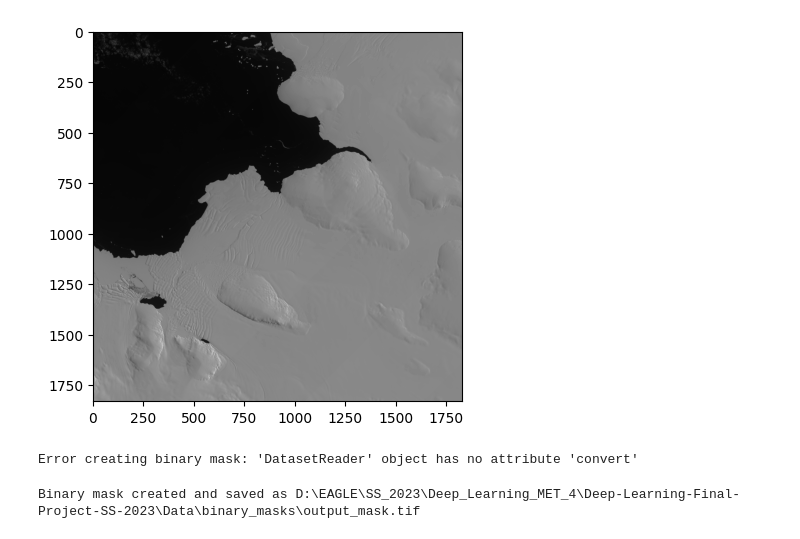
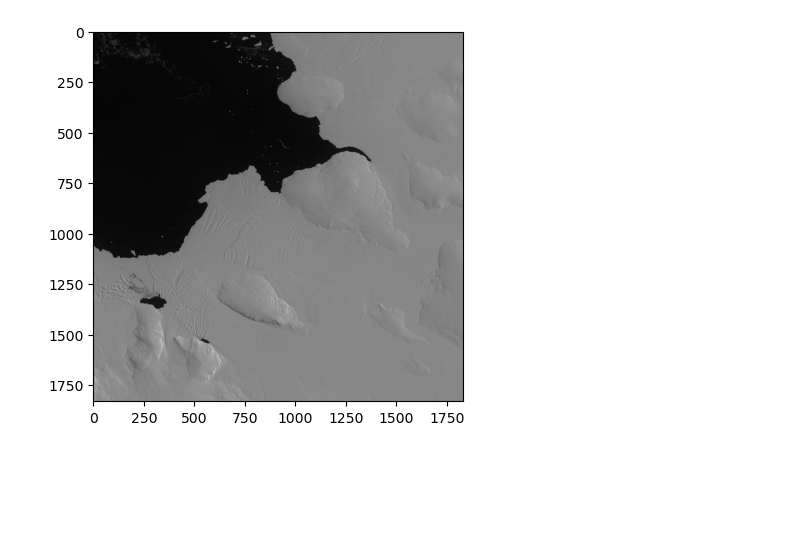
Before and after one commit to Christobaltobbin/Glacier-Regression-Detection-Deep-Learning, a Jupyter notebook: Scripts/Extraction_of_binary_masks.ipynb, the cells around one changed output. Drawn from its saved outputs; the diff is of its cells as text; code cells hidden in the pictures; blank space fills up the shorter version.

Commit message:
Updated binary masks

```diff
--- a/Scripts/Extraction_of_binary_masks.ipynb
+++ b/Scripts/Extraction_of_binary_masks.ipynb
@@ -5,74 +74,7 @@ from matplotlib import pyplot
 # %%
-tiff_image = rasterio.open(r"D:\EAGLE\SS_2023\Deep_Learning_MET_4\Deep-Learning-Final-Project-SS-2023\Scene_data_2\T05CNQ_20200216T174429_B01.tif")
-array = tiff_image.read(1)
-pyplot.imshow(array, cmap='gray')
-pyplot.show()
+# tiff_image = rasterio.open(r"C:\Users\Chris\Desktop\Lectures\Semester_2\Advanced_programming\Deep-Learning-uploads\Deep-Learning-Final-Project-SS-2023\Scene_data_2\T05CNQ_20200216T174429_B01.tif")
+# array = tiff_image.read(1)
+# pyplot.imshow(array, cmap='gray')
+# pyplot.show()
 # %% [output]
-[figure, old version]
+[figure, new version]
-# %%
-from PIL import Image
-import rasterio
-from matplotlib import pyplot
-
-def create_binary_mask(tiff_path, threshold=128):
-    try:
-        # Open the TIFF image using Pillow
-        tiff_image = rasterio.open(tiff_path)
-
-        # Convert the image to grayscale (if it's not already)
-        tiff_image = tiff_image.convert("L")
-
-        # Threshold the image to create a binary mask
-        binary_mask = tiff_image.point(lambda p: p > threshold and 255)
-
-        return binary_mask
-    except Exception as e:
-        print(f"Error creating binary mask: {str(e)}")
-        return None
-
-if __name__ == "__main__":
-    tiff_path = r"D:\EAGLE\SS_2023\Deep_Learning_MET_4\Deep-Learning-Final-Project-SS-2023\Scene_data_2\T05CNQ_20200216T174429_B01.tif"   # Replace with the path to your TIFF image
-    threshold_value = 128     # Threshold value for binary mask creation
-
-    binary_mask = create_binary_mask(tiff_path, threshold=threshold_value)
-    if binary_mask:
-        # Save the binary mask as an image
-        binary_mask_path = r"D:/EAGLE/SS_2023/Deep_Learning_MET_4/Deep-Learning-Final-Project-SS-2023/Data/binary_masks/binary_mask.png"
-        binary_mask.save(binary_mask_path, format='PNG')
-        print(f"Binary mask saved as {binary_mask_path}")
-# %% [output]
-Error creating binary mask: 'DatasetReader' object has no attribute 'convert'
-# %%
-import rasterio
-from rasterio.plot import reshape_as_image
-import numpy as np
-
-def raster_to_binary_mask(input_raster, output_mask, threshold=128):
-    try:
-        # Open the input raster using rasterio
-        with rasterio.open(input_raster) as src:
-            # Read the raster data
-            raster_data = src.read(1)
-
-            # Apply threshold to create a binary mask
-            binary_mask = (raster_data > threshold).astype(np.uint8) * 255
-
-            # Write the binary mask to an output raster file
-            profile = src.profile
-            profile.update(dtype=rasterio.uint8, count=1)
-
-            with rasterio.open(output_mask, 'w', **profile) as dst:
-                dst.write(binary_mask, 1)
-
-        print(f"Binary mask created and saved as {output_mask}")
-    except Exception as e:
-        print(f"Error creating binary mask: {str(e)}")
-
-if __name__ == "__main__":
-    input_raster = r"D:\EAGLE\SS_2023\Deep_Learning_MET_4\Deep-Learning-Final-Project-SS-2023\Scene_data_2\T05CNQ_20200216T174429_B01.tif"    # Replace with the path to your input raster image
-    output_mask = r"D:\EAGLE\SS_2023\Deep_Learning_MET_4\Deep-Learning-Final-Project-SS-2023\Data\binary_masks\output_mask.tif"  # Replace with the desired output binary mask path
-    threshold_value = 128     # Threshold value for binary mask creation
-
-    raster_to_binary_mask(input_raster, output_mask, threshold=threshold_value)
-# %% [output]
-Binary mask created and saved as D:\EAGLE\SS_2023\Deep_Learning_MET_4\Deep-Learning-Final-Project-SS-2023\Data\binary_masks\output_mask.tif
```
Also changed, not shown: parts of 4 cells of this notebook, 25 other files.
